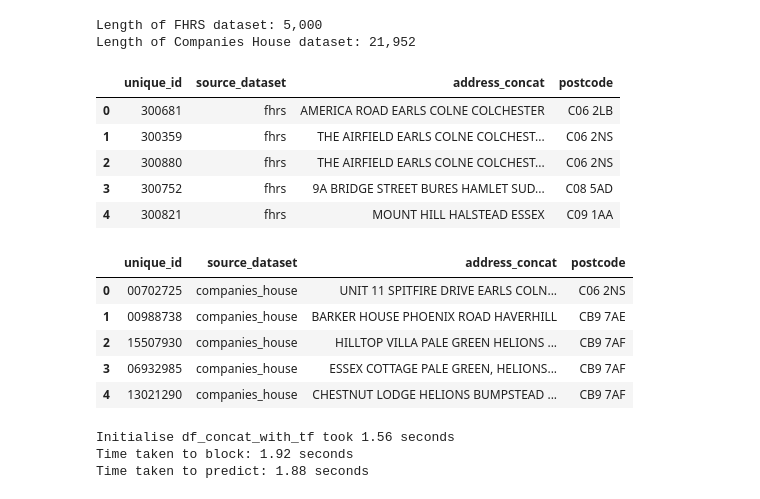
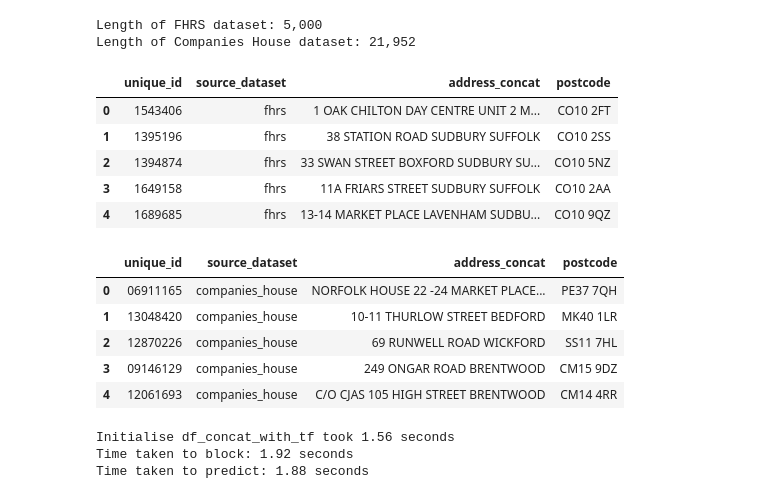
Before and after one commit to RobinL/uk_address_matcher, a Jupyter notebook: match_example_data.ipynb, the cells around one changed output. Saved outputs shown, nothing was run; the diff lists cells and outputs as text; code cells hidden in the pictures.

```diff
--- a/match_example_data.ipynb
+++ b/match_example_data.ipynb
@@ -5,52 +5,50 @@
 # %%
 import duckdb
 import pandas as pd
 from IPython.display import display
 
 from uk_address_matcher.cleaning_pipelines import (
     clean_data_using_precomputed_rel_tok_freq,
-)
+)ÚÚÚ
 from uk_address_matcher.splink_model import _performance_predict
 
 pd.options.display.max_colwidth = 1000
 
 # -----------------------------------------------------------------------------
-# Step 1: Load in some example data.  If using your own data, it must be in
+# Step 1: Load in some example data.  If using your own data, it must be in»
 # the same format as the example data.
 # -----------------------------------------------------------------------------
-
-
-
 p_fhrs = "https://github.com/RobinL/uk_address_matcher/raw/main/example_data/fhrs_addresses_sample.parquet"
 p_ch = "https://github.com/RobinL/uk_address_matcher/raw/main/example_data/companies_house_addresess_postcode_overlap.parquet"
 
 con = duckdb.connect(database=":memory:")
-con.execute(f"CREATE TABLE df_fhrs AS SELECT * FROM read_parquet('{p_fhrs}')")
-con.execute(f"CREATE TABLE df_ch AS SELECT * FROM read_parquet('{p_ch}')")
-
+con.sql(f"CREATE TABLE df_fhrs AS SELECT * FROM read_parquet('{p_fhrs}')")
+con.sql(f"CREATE TABLE df_ch AS SELECT * FROM read_parquet('{p_ch}')")
+df_fhrs = con.table("df_fhrs")
+df_ch = con.table("df_ch")
 
 
 # Display length of the dataset
 print(f"Length of FHRS dataset: {len(df_fhrs):,.0f}")
 print(f"Length of Companies House dataset: {len(df_ch):,.0f}")
 
 display(df_fhrs.limit(5).df())
 display(df_ch.limit(5).df())
 # %% [output]
 Length of FHRS dataset: 5,000
 Length of Companies House dataset: 21,952
 |  | unique_id | source_dataset | address_concat | postcode |
-| 0 | 300681 | fhrs | AMERICA ROAD EARLS COLNE COLCHESTER | C06 2LB |
-| 1 | 300359 | fhrs | THE AIRFIELD EARLS COLNE COLCHEST... | C06 2NS |
-| 2 | 300880 | fhrs | THE AIRFIELD EARLS COLNE COLCHEST... | C06 2NS |
-| 3 | 300752 | fhrs | 9A BRIDGE STREET BURES HAMLET SUD... | C08 5AD |
-| 4 | 300821 | fhrs | MOUNT HILL HALSTEAD ESSEX | C09 1AA |
+| 0 | 1543406 | fhrs | 1 OAK CHILTON DAY CENTRE UNIT 2 M... | CO10 2FT |
+| 1 | 1395196 | fhrs | 38 STATION ROAD SUDBURY SUFFOLK | CO10 2SS |
+| 2 | 1394874 | fhrs | 33 SWAN STREET BOXFORD SUDBURY SU... | CO10 5NZ |
+| 3 | 1649158 | fhrs | 11A FRIARS STREET SUDBURY SUFFOLK | CO10 2AA |
+| 4 | 1689685 | fhrs | 13-14 MARKET PLACE LAVENHAM SUDBU... | CO10 9QZ |
 |  | unique_id | source_dataset | address_concat | postcode |
-| 0 | 00702725 | companies_house | UNIT 11 SPITFIRE DRIVE EARLS COLN... | C06 2NS |
-| 1 | 00988738 | companies_house | BARKER HOUSE PHOENIX ROAD HAVERHILL | CB9 7AE |
-| 2 | 15507930 | companies_house | HILLTOP VILLA PALE GREEN HELIONS ... | CB9 7AF |
-| 3 | 06932985 | companies_house | ESSEX COTTAGE PALE GREEN, HELIONS... | CB9 7AF |
-| 4 | 13021290 | companies_house | CHESTNUT LODGE HELIONS BUMPSTEAD ... | CB9 7AF |
+| 0 | 06911165 | companies_house | NORFOLK HOUSE 22 -24 MARKET PLACE... | PE37 7QH |
+| 1 | 13048420 | companies_house | 10-11 THURLOW STREET BEDFORD | MK40 1LR |
+| 2 | 12870226 | companies_house | 69 RUNWELL ROAD WICKFORD | SS11 7HL |
+| 3 | 09146129 | companies_house | 249 ONGAR ROAD BRENTWOOD | CM15 9DZ |
+| 4 | 12061693 | companies_house | C/O CJAS 105 HIGH STREET BRENTWOOD | CM14 4RR |
 # %%
 # -----------------------------------------------------------------------------
 # Step 2: Clean the data/feature engineering to prepare for matching model
```
Also changed, not shown: parts of 1 cell of this notebook.
